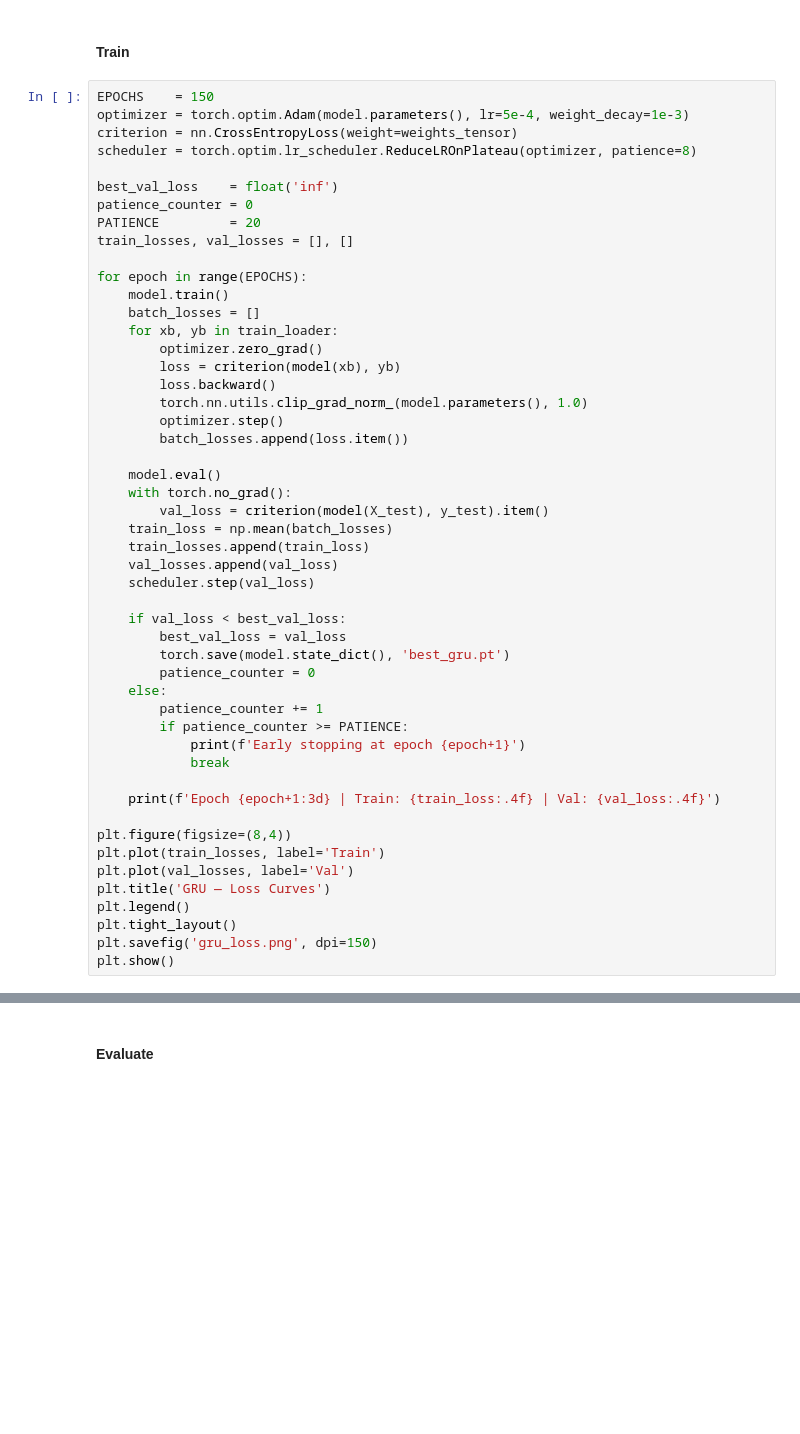
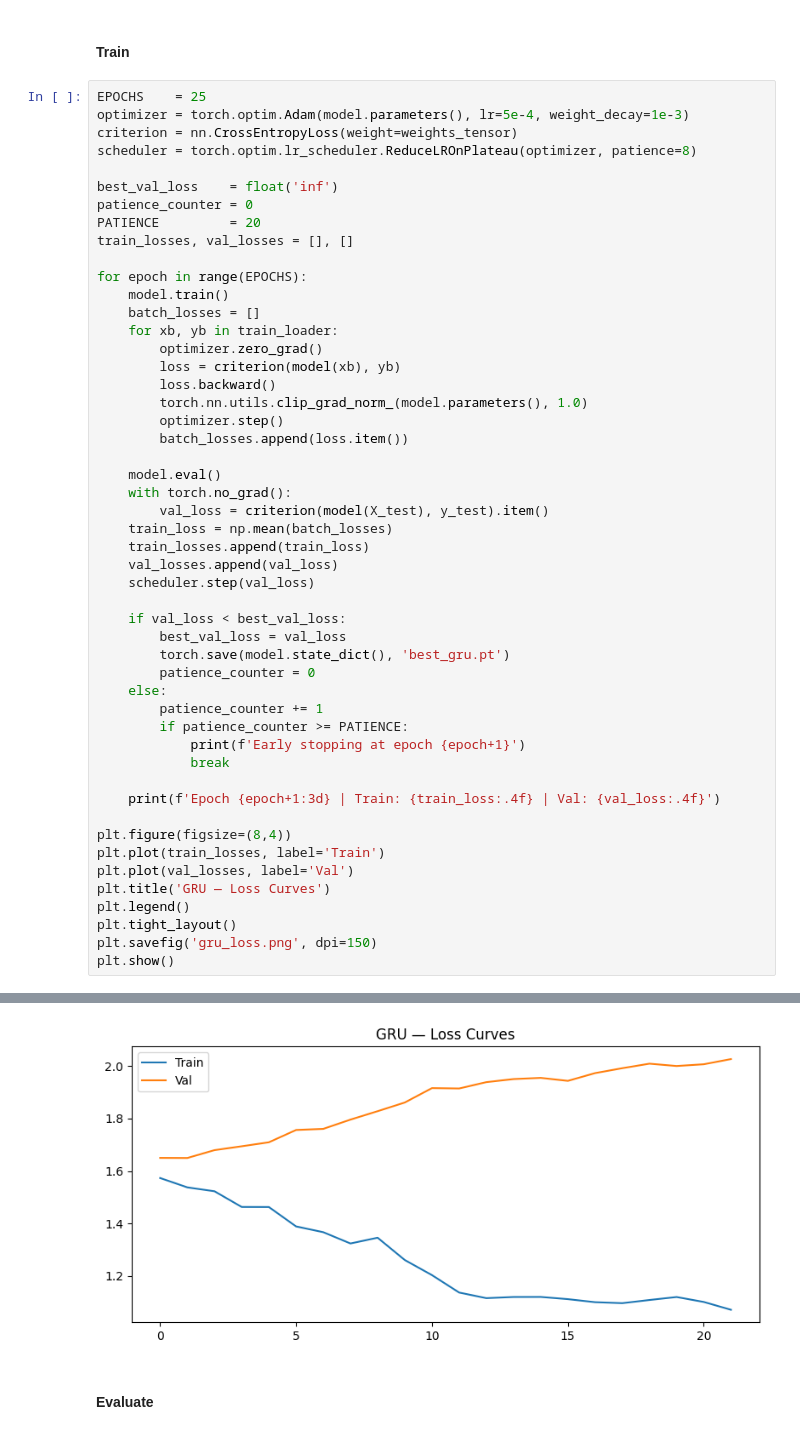
Before and after one commit to DeelakaDias/Preventing-Mechanism, a Jupyter notebook: All Models/02_GRU_Baseline.ipynb, the cells around one changed output, grey strips where cells are left out. Drawn from its saved outputs; the diff is of its cells as text; blank space fills up the shorter version.

```diff
--- a/All Models/02_GRU_Baseline.ipynb
+++ b/All Models/02_GRU_Baseline.ipynb
@@ -66,7 +82,7 @@ print(f'Parameters: {sum(p.numel() for p in model.parameters()):,}')
 # %% [markdown]
 #### Train
 # %%
-EPOCHS    = 150
+EPOCHS    = 25
 optimizer = torch.optim.Adam(model.parameters(), lr=5e-4, weight_decay=1e-3)
 criterion = nn.CrossEntropyLoss(weight=weights_tensor)
 scheduler = torch.optim.lr_scheduler.ReduceLROnPlateau(optimizer, patience=8)
@@ -115,3 +131,4 @@ plt.legend()
 plt.tight_layout()
 plt.savefig('gru_loss.png', dpi=150)
 plt.show()
+# %% [output]
@@ -118,3 +152,4 @@ plt.show()
+[figure, added]
 # %% [markdown]
 #### Evaluate
 # %%
```
Also changed, not shown: parts of 5 cells of this notebook, 33 other files.
